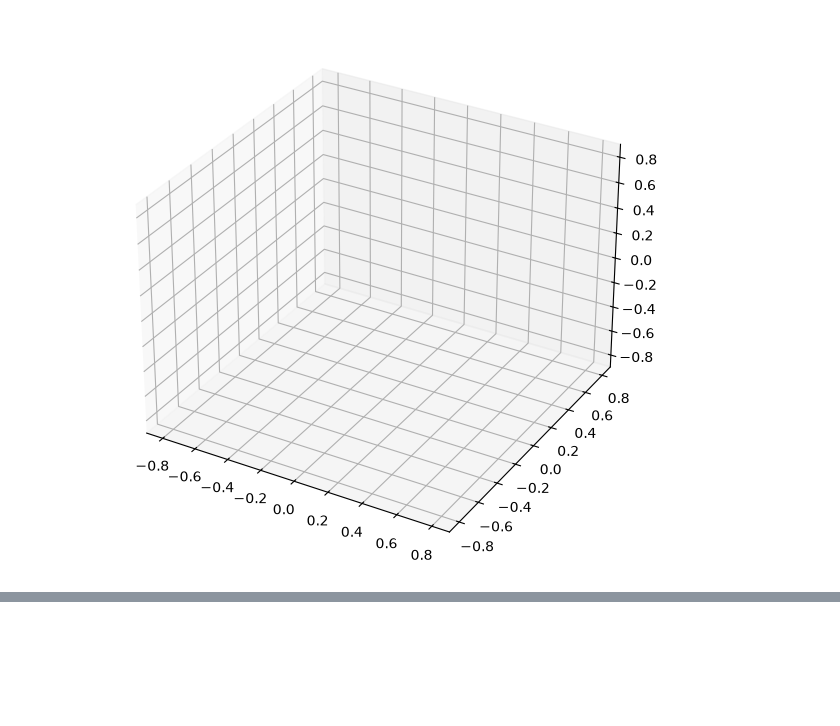
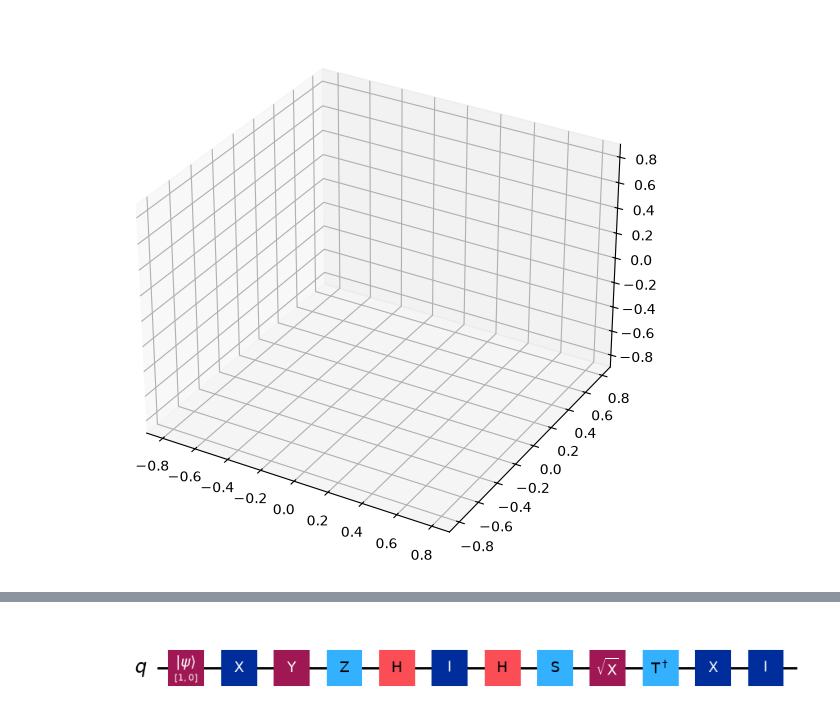
Before and after one commit to jessleighhin/Quantum_Band, a Jupyter notebook: Gate_to_pitch_fin.ipynb, the cells around one changed output, grey strips where cells are left out. Drawn from its saved outputs; the diff is of its cells as text; code cells hidden in the pictures; blank space fills up the shorter version.

Commit message:
Updated simple 1 qubit demo.

```diff
--- a/Gate_to_pitch_fin.ipynb
+++ b/Gate_to_pitch_fin.ipynb
@@ -3,14 +3,12 @@ from qiskit.visualization import plot_bloch_vector
 from matplotlib.animation import FuncAnimation
 from qiskit.visualization.bloch import Bloch
 from IPython.display import Image, display
-from qiskit import QuantumCircuit
+from qiskit import QuantumCircuit, QuantumRegister
 from qiskit.circuit.library import get_standard_gate_name_mapping
 from qiskit.quantum_info import Statevector
 import matplotlib.pyplot as plt
 import numpy as np
 from midiutil import MIDIFile
-
-
 
 
 # ALL FUNCTIONS:
@@ -29,6 +27,7 @@ def vector_xyz(state):
     z = np.abs(alpha)**2 - np.abs(beta)**2
 
     return([x, y, z])
+
 
 def vector_spherical(state):
     """
@@ -52,7 +51,7 @@ def gates(gate_list, qc=None):
     """
     # Qubits needed based on the largest gate in gate_list
     gate_mapping = get_standard_gate_name_mapping()
-    max_qubits = 2 # Change based on number of instruments desired.
+    max_qubits = 1 # Change based on number of instruments desired.
 
     for gate_name in gate_list:
         if gate_name in gate_mapping:
@@ -67,7 +66,7 @@ def gates(gate_list, qc=None):
 
     # Initialise all qubits to the '0' state
     for q in range(qc.num_qubits):
-        qc.initialize('0', q)
+        qc.initialize([1, 0], q)
 
     # Apply the gates
     for gate_name in gate_list:
@@ -91,11 +90,13 @@ def gates(gate_list, qc=None):
         else:
             print(f"Warning: Gate '{gate_name}' is not a recognized Qiskit method.")
 
-    return states
+    return states, qc
 
 
-# Function to find the closest key's value based on a midpoint range.
 def get_closest(value, target_dict):
+    """
+    Function to find the closest key's value based on a midpoint range.
+    """
     keys_array = np.array(list(target_dict.keys()))
     values_array = np.array(list(target_dict.values()))
 
@@ -104,39 +105,28 @@ def get_closest(value, target_dict):
     return int(values_array[closest_idx])
 
 
-
-
 def update(frame, gate_list):
     """
     Function to change the animation to the next frame.
     """
     b.vectors = []  # Clear previous frame vector paths cleanly
 
-    states = gates(gate_list)
+    states = gates(gate_list)[0]
     moving_vector = states[frame]
     b.vectors = list(background_note_vectors)
     b.add_vectors(moving_vector)
 
-    b.vector_color = ["#1572A1"]
-    b.vector_width = 4.0
-
-    gate_color = ["#FF5733"]  # High-contrast orange/red for the moving gate vector
+    gate_color = ["#000000"]  # High-contrast black for the moving gate vector
+    gate_width = 2 # Narrower moving vector.
     b.vector_color = background_colors + gate_color
-
-    # Use different line widths to separate the layers
-    b.vector_width = 1.5  # Base width for background elements
+    b.vector_width = background_width
 
     # Render the combined canvas scene
-    b.render()
+    b.sphere_color = "#DCE7F2"
+    b.sphere_alpha = 0.1
     b.render()
 
-    # Hide default text elements
-    for text_obj in b.axes.texts:
-        if text_obj.get_text() in ['x', 'y', 'z']:
-            text_obj.set_visible(False)
-
     return b.axes.artists
-
 
 
 
@@ -286,0 +276,4 @@ Please input gates as required, separated by spaces. id id id id id
+# %%
+qc.draw("mpl")
+# %% [output]
+[figure, added]
```
Also changed, not shown: parts of 2 cells of this notebook, 2 other files.
